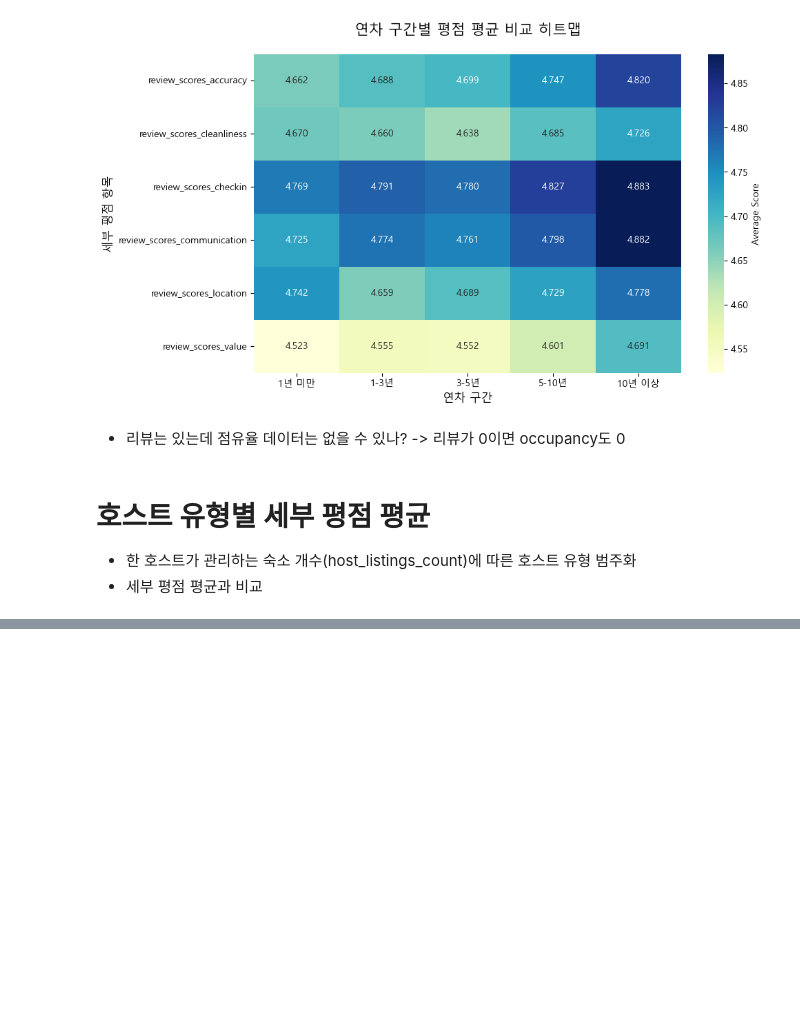
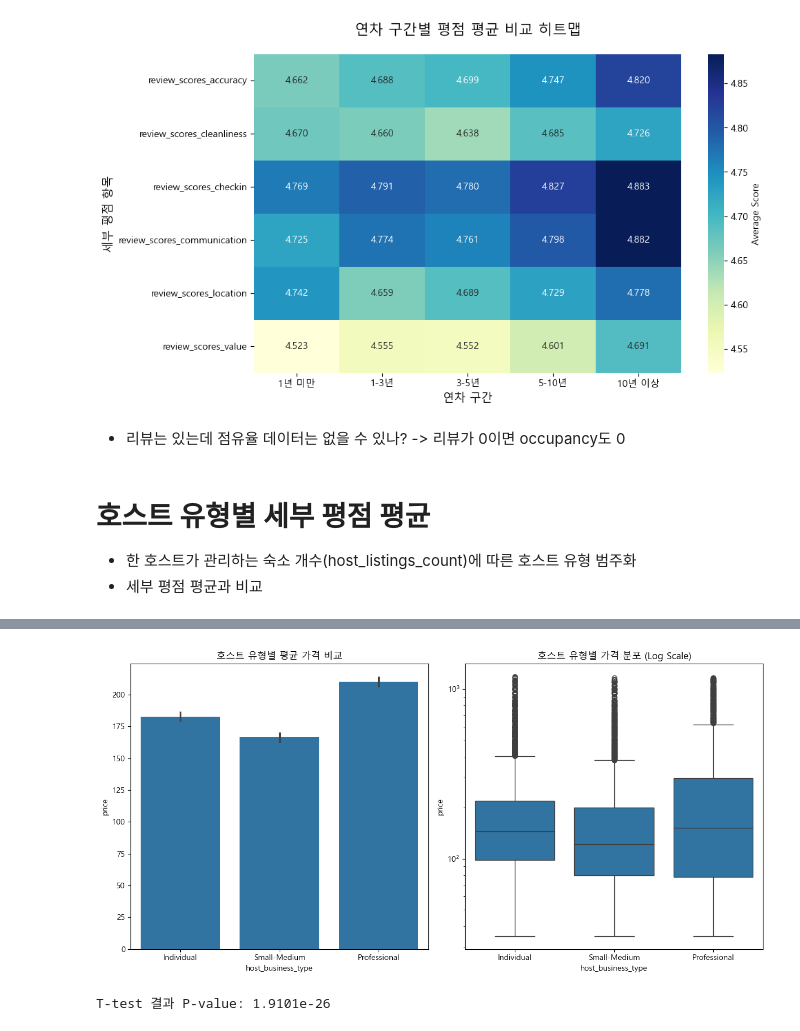
Before and after one commit to sybeom528/airbnb_price_prediction, a Jupyter notebook: notebooks/pjh_review_eda.ipynb, the cells around one changed output, grey strips where cells are left out. Cells and saved outputs as stored; diff of their text form; code cells hidden in the pictures; blank space fills up the shorter version.

```diff
--- a/notebooks/pjh_review_eda.ipynb
+++ b/notebooks/pjh_review_eda.ipynb
@@ -615,0 +655,10 @@ display(business_type_performance)
+# %%
+# 상하위 1%씩 제거
+lower_limit = df_cleaned["price"].quantile(0.01)
+upper_limit = df_cleaned["price"].quantile(0.99)
+
+df_price = df_cleaned[(df_cleaned["price"] >= lower_limit) & (df_cleaned["price"] <= upper_limit)].copy()
+
+print(f"제거된 행 수: {len(df_cleaned) - len(df_price)}")
+print(f"새로운 최솟값: {df_price['price'].min()}, 최댓값: {df_price['price'].max()}")
+df_price["price"].describe().round(2)
@@ -615,0 +689,28 @@ display(business_type_performance)
+# %%
+plt.figure(figsize=(12, 6))
+
+# 왼쪽: 평균 가격 비교
+plt.subplot(1, 2, 1)
+sns.barplot(data=df_price, x="host_business_type", y="price")
+plt.title("호스트 유형별 평균 가격 비교")
+
+# 오른쪽: 가격 분포 비교 (로그 스케일 적용)
+plt.subplot(1, 2, 2)
+sns.boxplot(data=df_price, x="host_business_type", y="price")
+plt.yscale("log")  # 가격 차이가 클 경우 로그 스케일로 시각화
+plt.title("호스트 유형별 가격 분포 (Log Scale)")
+
+plt.tight_layout()
+plt.show()
+# %% [output]
+[figure, added]
+# %%
+from scipy import stats
+
+individual_price = df_price[df_price["host_business_type"] == "Individual"]["price"]
+pro_price = df_price[df_price["host_business_type"] == "Professional"]["price"]
+
+t_stat, p_val = stats.ttest_ind(individual_price.dropna(), pro_price.dropna(), equal_var=False)
+print(f"T-test 결과 P-value: {p_val:.4e}")
+# %% [output]
+T-test 결과 P-value: 1.9101e-26
```
Also changed, not shown: parts of 7 cells of this notebook.
